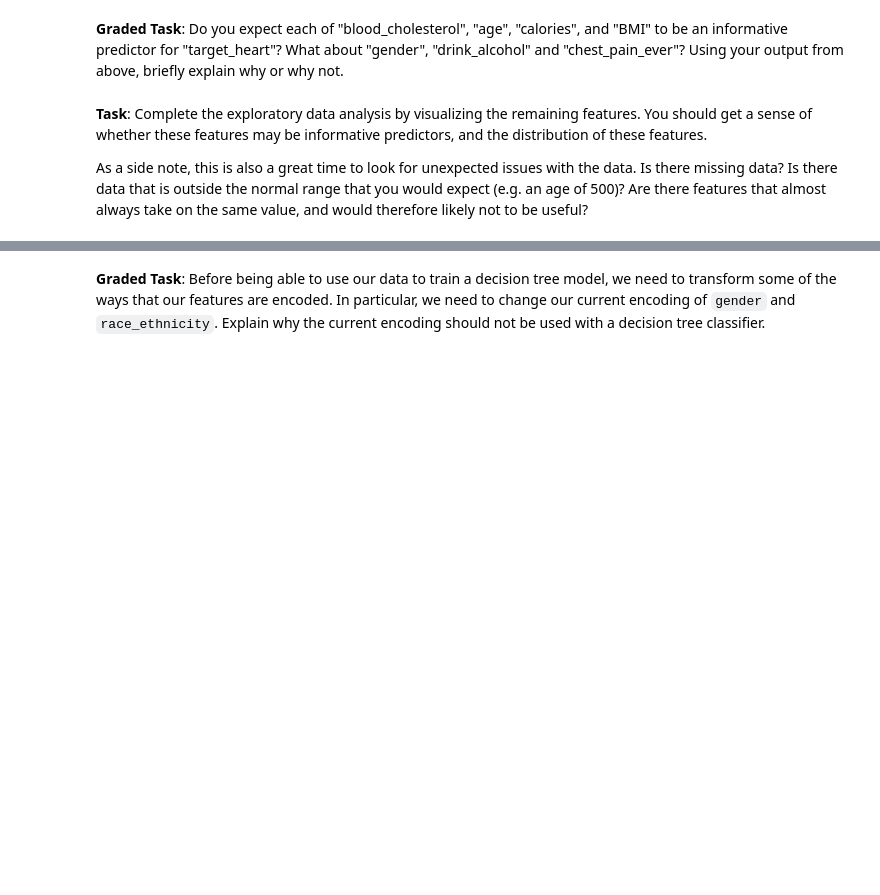
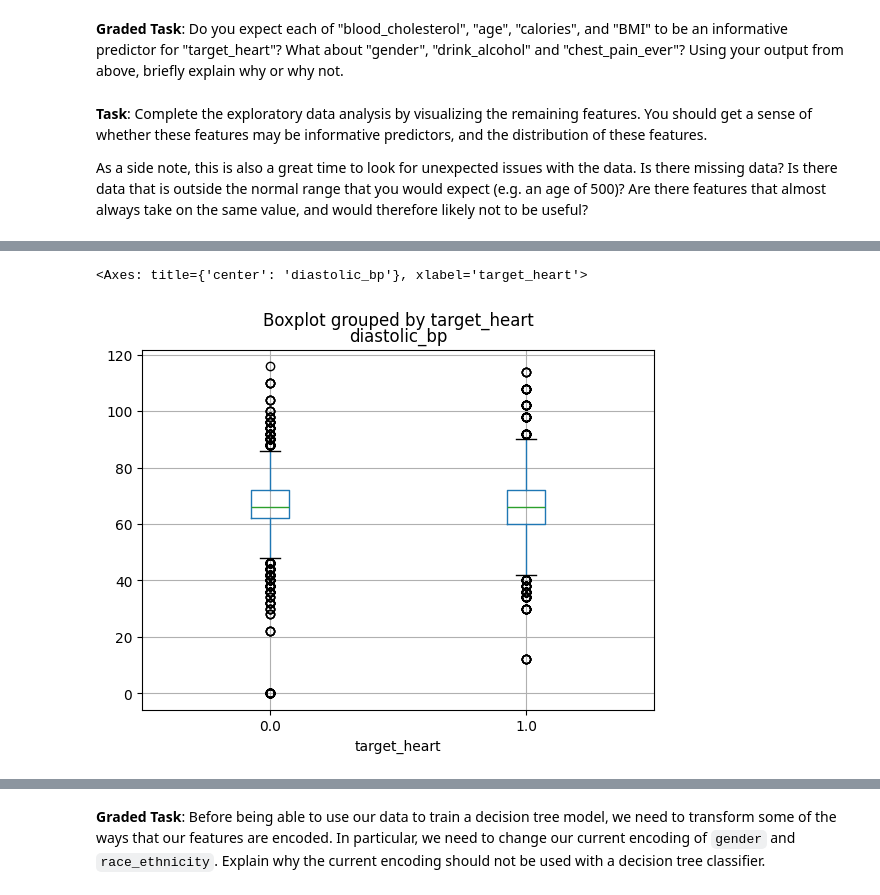
Before and after one commit to hhcgoodluck/CSC311-Introduction-to-Machine-Learning, a Jupyter notebook: lab02.ipynb, the cells around one changed output, grey strips where cells are left out. Drawn from its saved outputs; the diff is of its cells as text; code cells hidden in the pictures; blank space fills up the shorter version.

```diff
--- a/lab02.ipynb
+++ b/lab02.ipynb
@@ -410,0 +451,6 @@ and would therefore likely not to be useful?
+# %%
+# diastolic_bp
+data.boxplot(column='diastolic_bp', by='target_heart')
+# %% [output]
+<Axes: title={'center': 'diastolic_bp'}, xlabel='target_heart'>
+[figure, added]
```
Also changed, not shown: parts of 16 cells of this notebook.
